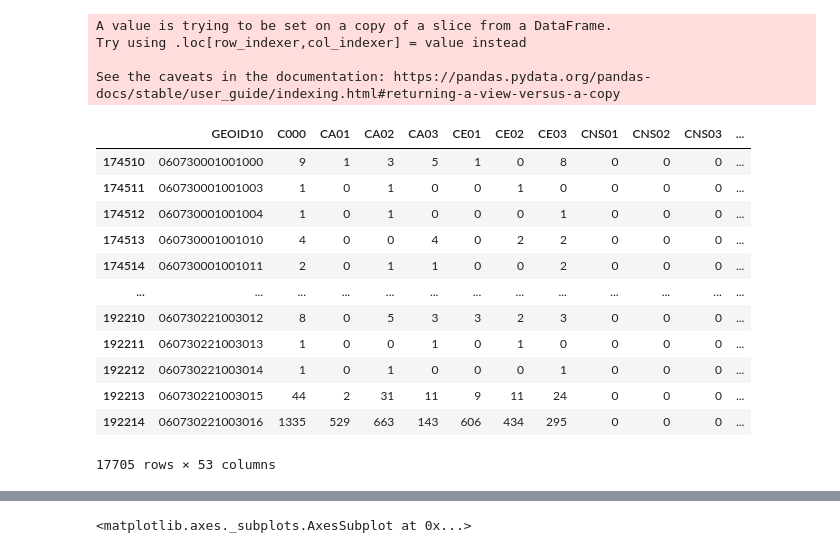
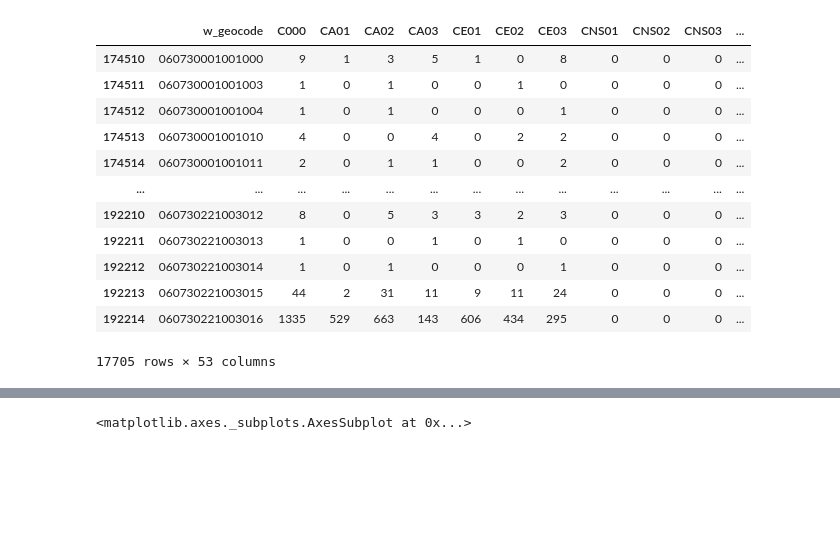
Before and after one commit to AnGWar26/Regional-Employment-Clusters, a Jupyter notebook: LEHD_DataRead.ipynb, the cells around one changed output, grey strips where cells are left out. Cells and saved outputs as stored; diff of their text form; code cells hidden in the pictures; blank space fills up the shorter version.

Commit message:
Fix chain indexing warnings

```diff
--- a/LEHD_DataRead.ipynb
+++ b/LEHD_DataRead.ipynb
@@ -16,30 +16,26 @@ lehd_df = pd.read_csv('data\lodes\ca_wac_S000_JT00_2017.csv.gz',compression='gzi
 #convert w_geocode to string to make it easier to check
 lehd_df['w_geocode'] = lehd_df['w_geocode'].astype(str)
 # check if beginning of string matches SD county fips code
-SDlehd_df = lehd_df[lehd_df['w_geocode'].str.match('6073')]
+lehd_df = lehd_df[lehd_df['w_geocode'].str.match('6073')]
 #add leading 0 to make consistent with block data(below)
-SDlehd_df['w_geocode'] = '0' + SDlehd_df['w_geocode']
+#SDlehd_df.iloc[] = '0' + SDlehd_df.loc['w_geocode']
+lehd_df['w_geocode'] = '0' + lehd_df['w_geocode']
-# %% [output]
-A value is trying to be set on a copy of a slice from a DataFrame.
-Try using .loc[row_indexer,col_indexer] = value instead
-
-See the caveats in the documentation: https://pandas.pydata.org/pandas-docs/stable/user_guide/indexing.html#returning-a-view-versus-a-copy
-# %%
-SDlehd_df
-# %% [output]
-|  | GEOID10 | C000 | CA01 | CA02 | CA03 | CE01 | CE02 | CE03 | CNS01 | CNS02 | CNS03 | ... |
-| 174510 | 060730001001000 | 9 | 1 | 3 | 5 | 1 | 0 | 8 | 0 | 0 | 0 | ... |
-| 174511 | 060730001001003 | 1 | 0 | 1 | 0 | 0 | 1 | 0 | 0 | 0 | 0 | ... |
-| 174512 | 060730001001004 | 1 | 0 | 1 | 0 | 0 | 0 | 1 | 0 | 0 | 0 | ... |
-| 174513 | 060730001001010 | 4 | 0 | 0 | 4 | 0 | 2 | 2 | 0 | 0 | 0 | ... |
-| 174514 | 060730001001011 | 2 | 0 | 1 | 1 | 0 | 0 | 2 | 0 | 0 | 0 | ... |
-| ... | ... | ... | ... | ... | ... | ... | ... | ... | ... | ... | ... | ... |
-| 192210 | 060730221003012 | 8 | 0 | 5 | 3 | 3 | 2 | 3 | 0 | 0 | 0 | ... |
-| 192211 | 060730221003013 | 1 | 0 | 0 | 1 | 0 | 1 | 0 | 0 | 0 | 0 | ... |
-| 192212 | 060730221003014 | 1 | 0 | 1 | 0 | 0 | 0 | 1 | 0 | 0 | 0 | ... |
-| 192213 | 060730221003015 | 44 | 2 | 31 | 11 | 9 | 11 | 24 | 0 | 0 | 0 | ... |
-| 192214 | 060730221003016 | 1335 | 529 | 663 | 143 | 606 | 434 | 295 | 0 | 0 | 0 | ... |
-17705 rows × 53 columns
+# %%
+lehd_df
+# %% [output]
+|  | w_geocode | C000 | CA01 | CA02 | CA03 | CE01 | CE02 | CE03 | CNS01 | CNS02 | CNS03 | ... |
+| 174510 | 060730001001000 | 9 | 1 | 3 | 5 | 1 | 0 | 8 | 0 | 0 | 0 | ... |
+| 174511 | 060730001001003 | 1 | 0 | 1 | 0 | 0 | 1 | 0 | 0 | 0 | 0 | ... |
+| 174512 | 060730001001004 | 1 | 0 | 1 | 0 | 0 | 0 | 1 | 0 | 0 | 0 | ... |
+| 174513 | 060730001001010 | 4 | 0 | 0 | 4 | 0 | 2 | 2 | 0 | 0 | 0 | ... |
+| 174514 | 060730001001011 | 2 | 0 | 1 | 1 | 0 | 0 | 2 | 0 | 0 | 0 | ... |
+| ... | ... | ... | ... | ... | ... | ... | ... | ... | ... | ... | ... | ... |
+| 192210 | 060730221003012 | 8 | 0 | 5 | 3 | 3 | 2 | 3 | 0 | 0 | 0 | ... |
+| 192211 | 060730221003013 | 1 | 0 | 0 | 1 | 0 | 1 | 0 | 0 | 0 | 0 | ... |
+| 192212 | 060730221003014 | 1 | 0 | 1 | 0 | 0 | 0 | 1 | 0 | 0 | 0 | ... |
+| 192213 | 060730221003015 | 44 | 2 | 31 | 11 | 9 | 11 | 24 | 0 | 0 | 0 | ... |
+| 192214 | 060730221003016 | 1335 | 529 | 663 | 143 | 606 | 434 | 295 | 0 | 0 | 0 | ... |
+17705 rows × 53 columns
 # %%
 # Lets get the shp data ready to be linked to the LODES data
 sd_blocks = gpd.read_file('data\\blocks\\sd\\tl_2010_06073_tabblock10.shp')
```
Also changed, not shown: parts of 1 cell of this notebook.
